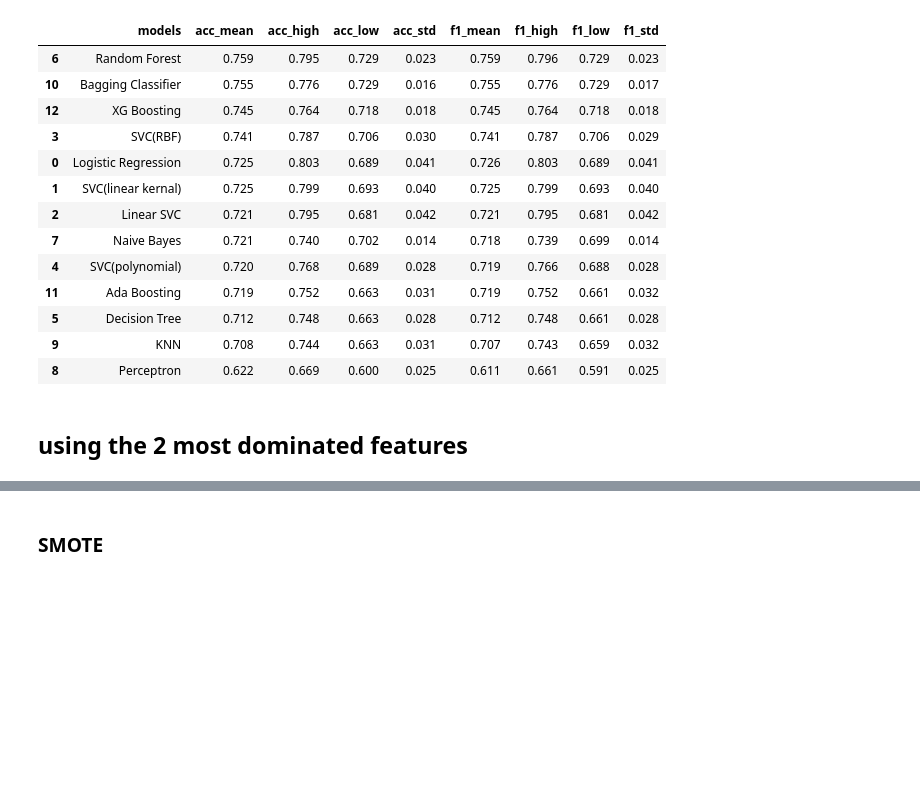
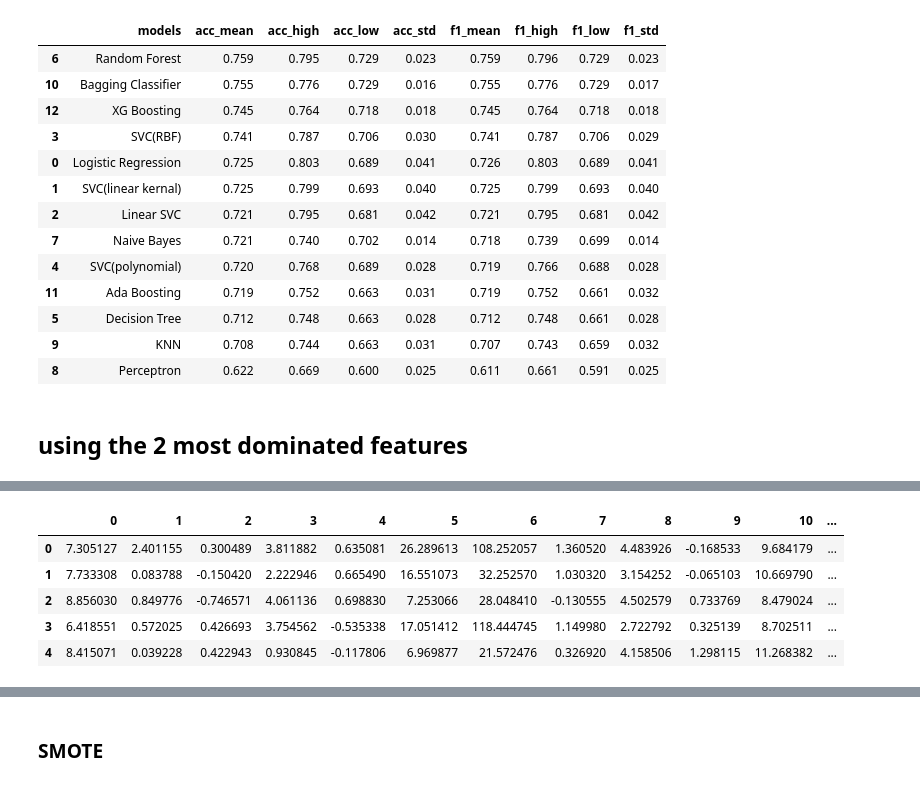
Before and after one commit to EffyFang/DataMining, a Jupyter notebook: winequality/Wine Quality Prediction Project 0826.ipynb, the cells around one changed output, grey strips where cells are left out. Cells and saved outputs as stored; diff of their text form; code cells hidden in the pictures; blank space fills up the shorter version.

```diff
--- a/winequality/Wine Quality Prediction Project 0826.ipynb
+++ b/winequality/Wine Quality Prediction Project 0826.ipynb
@@ -818,0 +873,10 @@ run_model(X_train2[['volatile acidity','alcohol']],y_train2)
+# %%
+new_data  = pd.DataFrame(new_data)
+new_data.head()
+# %% [output]
+|  | 0 | 1 | 2 | 3 | 4 | 5 | 6 | 7 | 8 | 9 | 10 | ... |
+| 0 | 7.305127 | 2.401155 | 0.300489 | 3.811882 | 0.635081 | 26.289613 | 108.252057 | 1.360520 | 4.483926 | -0.168533 | 9.684179 | ... |
+| 1 | 7.733308 | 0.083788 | -0.150420 | 2.222946 | 0.665490 | 16.551073 | 32.252570 | 1.030320 | 3.154252 | -0.065103 | 10.669790 | ... |
+| 2 | 8.856030 | 0.849776 | -0.746571 | 4.061136 | 0.698830 | 7.253066 | 28.048410 | -0.130555 | 4.502579 | 0.733769 | 8.479024 | ... |
+| 3 | 6.418551 | 0.572025 | 0.426693 | 3.754562 | -0.535338 | 17.051412 | 118.444745 | 1.149980 | 2.722792 | 0.325139 | 8.702511 | ... |
+| 4 | 8.415071 | 0.039228 | 0.422943 | 0.930845 | -0.117806 | 6.969877 | 21.572476 | 0.326920 | 4.158506 | 1.298115 | 11.268382 | ... |
```
Also changed, not shown: parts of 16 cells of this notebook, 2 other files.
